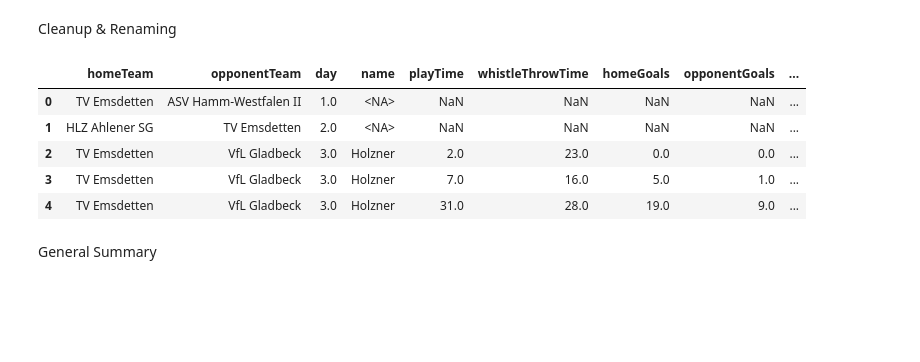
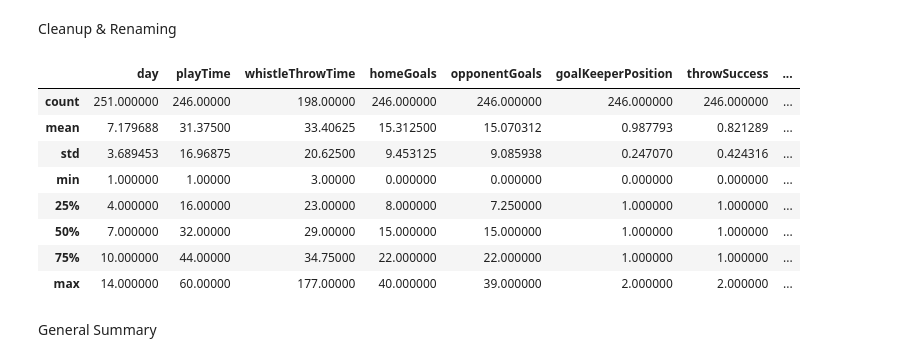
Before and after one commit to nayansavaliya/handball-data-science, a Jupyter notebook: src/league3v4.ipynb, the cells around one changed output. Drawn from its saved outputs; the diff is of its cells as text; code cells hidden in the pictures; blank space fills up the shorter version.

```diff
--- a/src/league3v4.ipynb
+++ b/src/league3v4.ipynb
@@ -33,25 +33,28 @@ Cleanup & Renaming
 # %%
 df.replace('unklar', np.nan,inplace=True)
 df.replace('unklar ', np.nan,inplace=True)
 df.replace('fehlend', np.nan,inplace=True)
 #df.dropna(inplace=True)
 df.replace('-', np.nan,inplace=True)
 df.columns =[ 'homeTeam','opponentTeam','day','name','playTime',
               'whistleThrowTime','homeGoals','opponentGoals','goalKeeperPosition',
               'throwSuccess','LRHandy','throwDirection','pressureSituation','noOfThrowsFromPlayer',
               'throwQuadrantLastThrow','lastThrowSuccess']
 df = df.astype({'homeTeam':'string', 'opponentTeam':'string','day':'float16','name':'string','playTime':'float16',
               'homeGoals':'float16','opponentGoals':'float16','whistleThrowTime':'float16','goalKeeperPosition':'float16',
               'throwSuccess':'float16','LRHandy':'float16','throwDirection':'float16','pressureSituation':'float16','noOfThrowsFromPlayer':'float16',
               'throwQuadrantLastThrow':'float16','lastThrowSuccess':'float16' })
-df.head()
+df.describe()
 # %% [output]
-|  | homeTeam | opponentTeam | day | name | playTime | whistleThrowTime | homeGoals | opponentGoals | ... |
-| 0 | TV Emsdetten | ASV Hamm-Westfalen II | 1.0 | <NA> | NaN | NaN | NaN | NaN | ... |
-| 1 | HLZ Ahlener SG | TV Emsdetten | 2.0 | <NA> | NaN | NaN | NaN | NaN | ... |
-| 2 | TV Emsdetten | VfL Gladbeck | 3.0 | Holzner | 2.0 | 23.0 | 0.0 | 0.0 | ... |
-| 3 | TV Emsdetten | VfL Gladbeck | 3.0 | Holzner | 7.0 | 16.0 | 5.0 | 1.0 | ... |
-| 4 | TV Emsdetten | VfL Gladbeck | 3.0 | Holzner | 31.0 | 28.0 | 19.0 | 9.0 | ... |
+|  | day | playTime | whistleThrowTime | homeGoals | opponentGoals | goalKeeperPosition | throwSuccess | ... |
+| count | 251.000000 | 246.00000 | 198.00000 | 246.000000 | 246.000000 | 246.000000 | 246.000000 | ... |
+| mean | 7.179688 | 31.37500 | 33.40625 | 15.312500 | 15.070312 | 0.987793 | 0.821289 | ... |
+| std | 3.689453 | 16.96875 | 20.62500 | 9.453125 | 9.085938 | 0.247070 | 0.424316 | ... |
+| min | 1.000000 | 1.00000 | 3.00000 | 0.000000 | 0.000000 | 0.000000 | 0.000000 | ... |
+| 25% | 4.000000 | 16.00000 | 23.00000 | 8.000000 | 7.250000 | 1.000000 | 1.000000 | ... |
+| 50% | 7.000000 | 32.00000 | 29.00000 | 15.000000 | 15.000000 | 1.000000 | 1.000000 | ... |
+| 75% | 10.000000 | 44.00000 | 34.75000 | 22.000000 | 22.000000 | 1.000000 | 1.000000 | ... |
+| max | 14.000000 | 60.00000 | 177.00000 | 40.000000 | 39.000000 | 2.000000 | 2.000000 | ... |
 # %% [markdown]
 General Summary
 # %%
```
Also changed, not shown: parts of 1 cell of this notebook, 5 other files.
